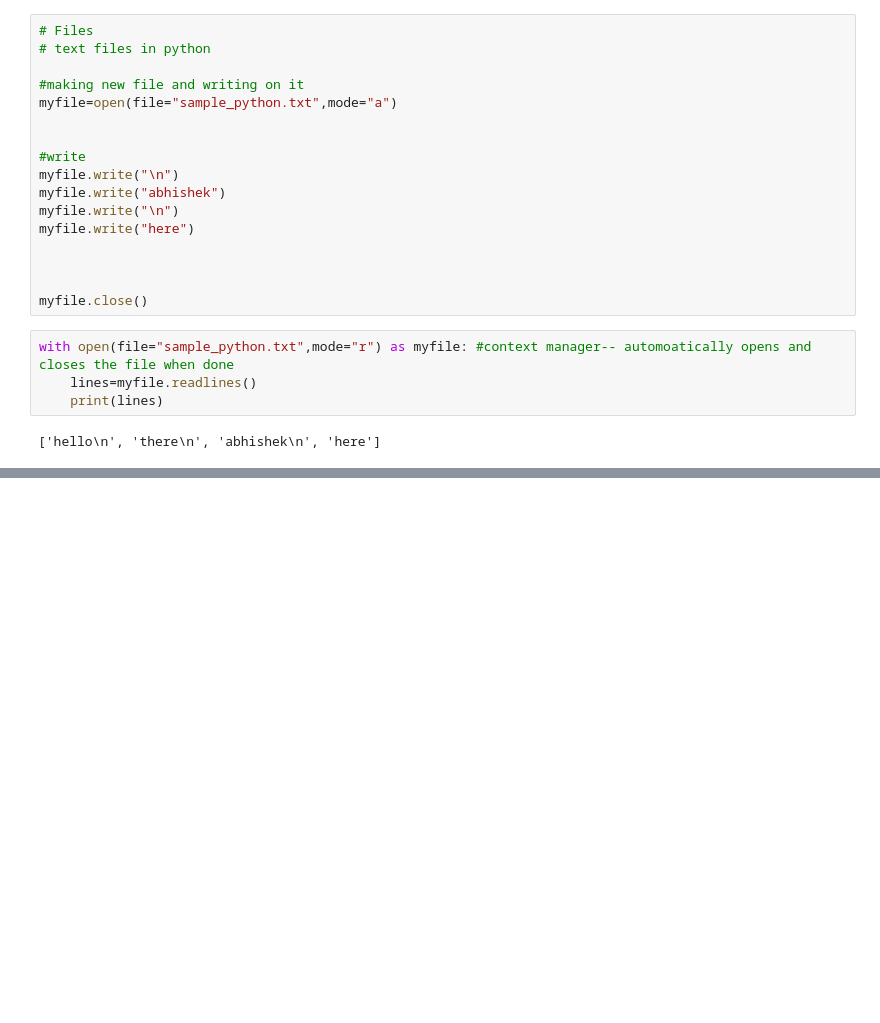
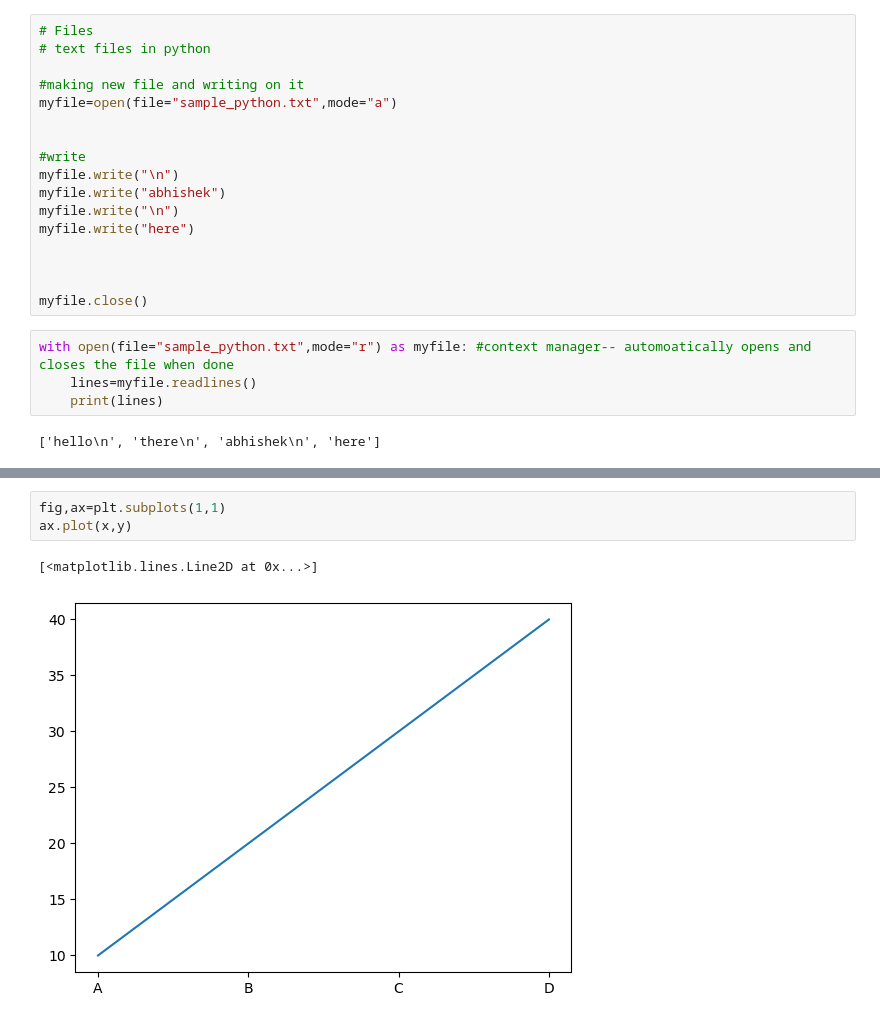
Before and after one commit to dcrey7/emlyon_dsais, a Jupyter notebook: emlyon_notes_september.ipynb, the cells around one changed output, grey strips where cells are left out. Cells and saved outputs as stored; diff of their text form; blank space fills up the shorter version.

```diff
--- a/emlyon_notes_september.ipynb
+++ b/emlyon_notes_september.ipynb
@@ -409,0 +424,6 @@ with open(file="sample_python.txt",mode="r") as myfile: #context manager-- autom
+# %%
+fig,ax=plt.subplots(1,1)
+ax.plot(x,y)
+# %% [output]
+[<matplotlib.lines.Line2D at 0x...>]
+[figure, added]
```
Also changed, not shown: parts of 25 cells of this notebook, 8 other files.
